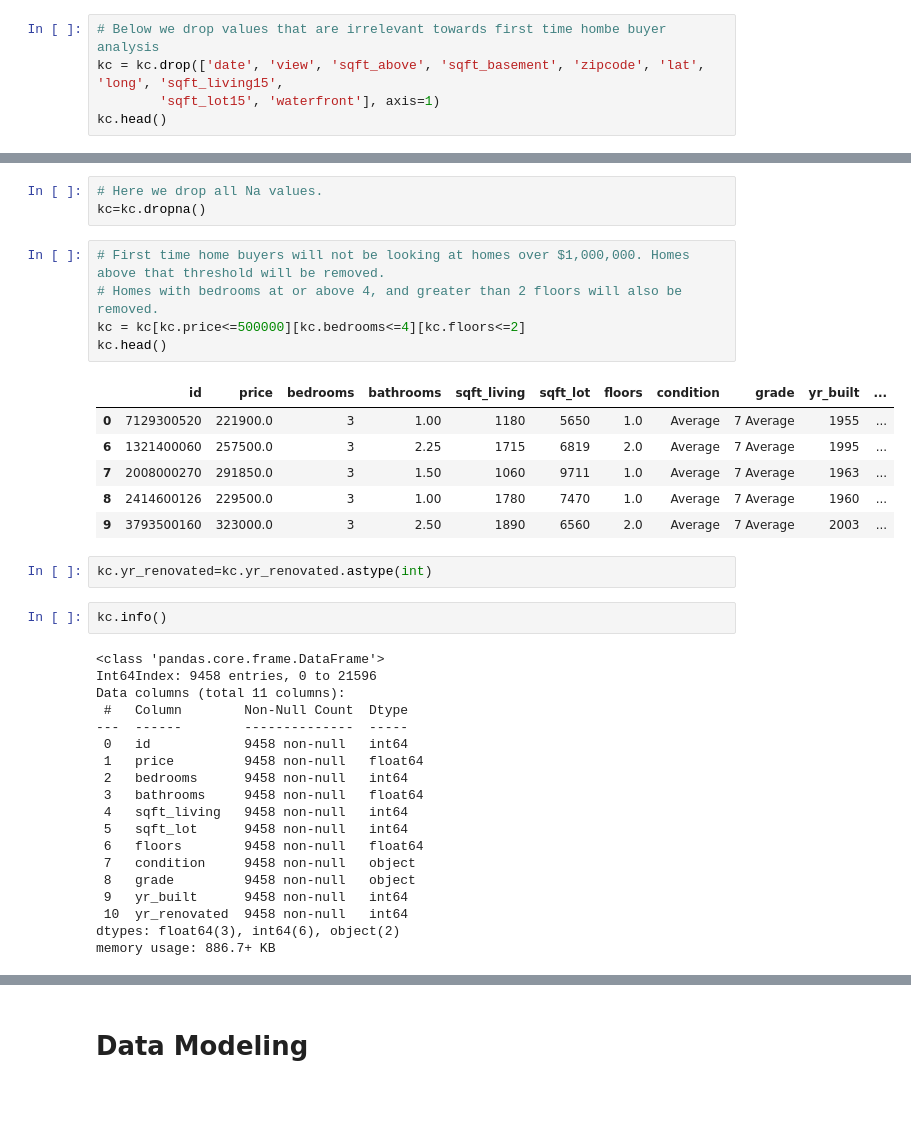
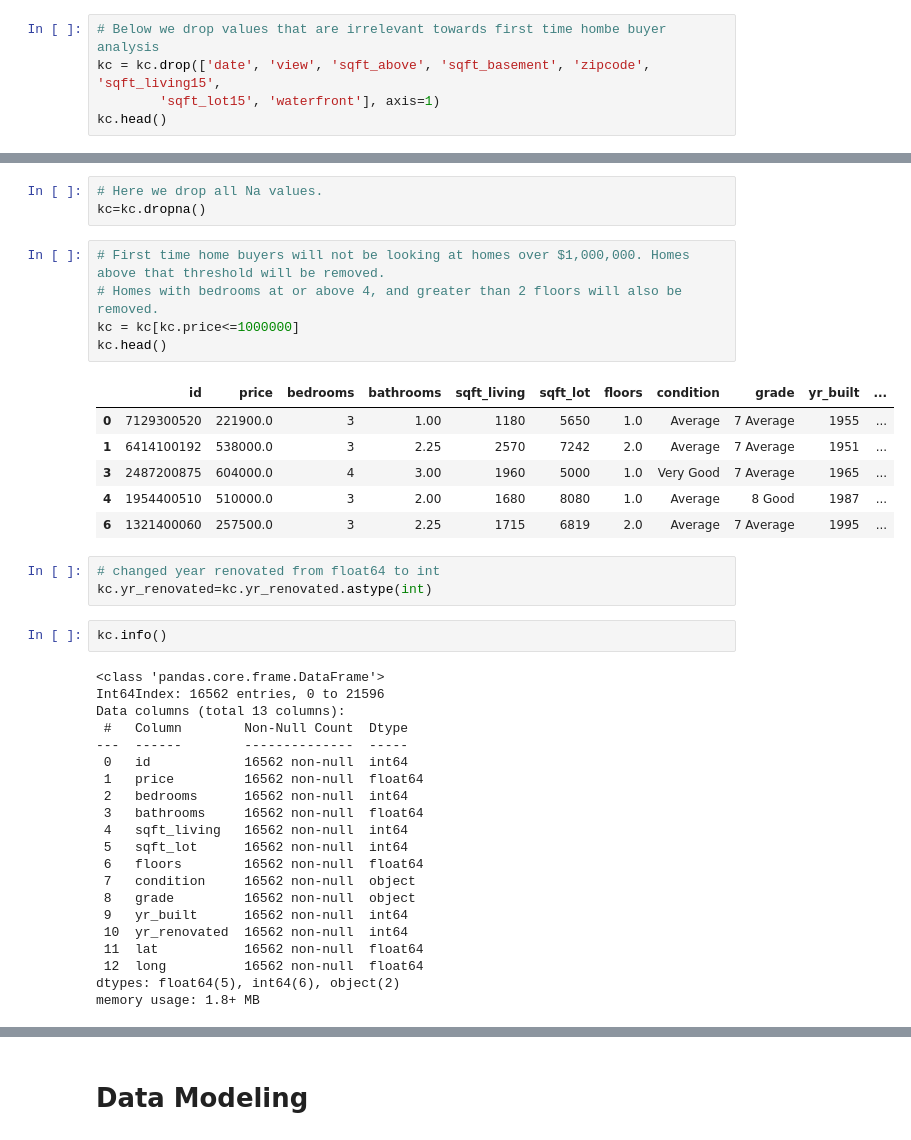
Before and after one commit to ashakeri92/dsc-phase-2-project-v2-3, a Jupyter notebook: Analysis.ipynb, the cells around one changed output, grey strips where cells are left out. Drawn from its saved outputs; the diff is of its cells as text; blank space fills up the shorter version.

```diff
--- a/Analysis.ipynb
+++ b/Analysis.ipynb
@@ -49,7 +49,7 @@ dtypes: float64(6), int64(9), object(6)
 memory usage: 3.5+ MB
 # %%
 # Below we drop values that are irrelevant towards first time hombe buyer analysis
-kc = kc.drop(['date', 'view', 'sqft_above', 'sqft_basement', 'zipcode', 'lat', 'long', 'sqft_living15',
+kc = kc.drop(['date', 'view', 'sqft_above', 'sqft_basement', 'zipcode', 'sqft_living15',
         'sqft_lot15', 'waterfront'], axis=1)
 kc.head()
 # %% [output]
@@ -65,38 +65,41 @@ kc=kc.dropna()
 # %%
 # First time home buyers will not be looking at homes over $1,000,000. Homes above that threshold will be removed.
 # Homes with bedrooms at or above 4, and greater than 2 floors will also be removed.
-kc = kc[kc.price<=500000][kc.bedrooms<=4][kc.floors<=2]
+kc = kc[kc.price<=1000000]
 kc.head()
 # %% [output]
 |  | id | price | bedrooms | bathrooms | sqft_living | sqft_lot | floors | condition | grade | yr_built | ... |
 | 0 | 7129300520 | 221900.0 | 3 | 1.00 | 1180 | 5650 | 1.0 | Average | 7 Average | 1955 | ... |
+| 1 | 6414100192 | 538000.0 | 3 | 2.25 | 2570 | 7242 | 2.0 | Average | 7 Average | 1951 | ... |
+| 3 | 2487200875 | 604000.0 | 4 | 3.00 | 1960 | 5000 | 1.0 | Very Good | 7 Average | 1965 | ... |
+| 4 | 1954400510 | 510000.0 | 3 | 2.00 | 1680 | 8080 | 1.0 | Average | 8 Good | 1987 | ... |
 | 6 | 1321400060 | 257500.0 | 3 | 2.25 | 1715 | 6819 | 2.0 | Average | 7 Average | 1995 | ... |
-| 7 | 2008000270 | 291850.0 | 3 | 1.50 | 1060 | 9711 | 1.0 | Average | 7 Average | 1963 | ... |
-| 8 | 2414600126 | 229500.0 | 3 | 1.00 | 1780 | 7470 | 1.0 | Average | 7 Average | 1960 | ... |
-| 9 | 3793500160 | 323000.0 | 3 | 2.50 | 1890 | 6560 | 2.0 | Average | 7 Average | 2003 | ... |
 # %%
+# changed year renovated from float64 to int
 kc.yr_renovated=kc.yr_renovated.astype(int)
 # %%
 kc.info()
 # %% [output]
 <class 'pandas.core.frame.DataFrame'>
-Int64Index: 9458 entries, 0 to 21596
-Data columns (total 11 columns):
+Int64Index: 16562 entries, 0 to 21596
+Data columns (total 13 columns):
  #   Column        Non-Null Count  Dtype
 ---  ------        --------------  -----
- 0   id            9458 non-null   int64
- 1   price         9458 non-null   float64
- 2   bedrooms      9458 non-null   int64
- 3   bathrooms     9458 non-null   float64
- 4   sqft_living   9458 non-null   int64
- 5   sqft_lot      9458 non-null   int64
- 6   floors        9458 non-null   float64
- 7   condition     9458 non-null   object
- 8   grade         9458 non-null   object
- 9   yr_built      9458 non-null   int64
- 10  yr_renovated  9458 non-null   int64
-dtypes: float64(3), int64(6), object(2)
-memory usage: 886.7+ KB
+ 0   id            16562 non-null  int64
+ 1   price         16562 non-null  float64
+ 2   bedrooms      16562 non-null  int64
+ 3   bathrooms     16562 non-null  float64
+ 4   sqft_living   16562 non-null  int64
+ 5   sqft_lot      16562 non-null  int64
+ 6   floors        16562 non-null  float64
+ 7   condition     16562 non-null  object
+ 8   grade         16562 non-null  object
+ 9   yr_built      16562 non-null  int64
+ 10  yr_renovated  16562 non-null  int64
+ 11  lat           16562 non-null  float64
+ 12  long          16562 non-null  float64
+dtypes: float64(5), int64(6), object(2)
+memory usage: 1.8+ MB
 # %%
 kc.sort_values('yr_renovated', ascending=False).head()
 # %% [output]
```
Also changed, not shown: parts of 8 cells of this notebook.
